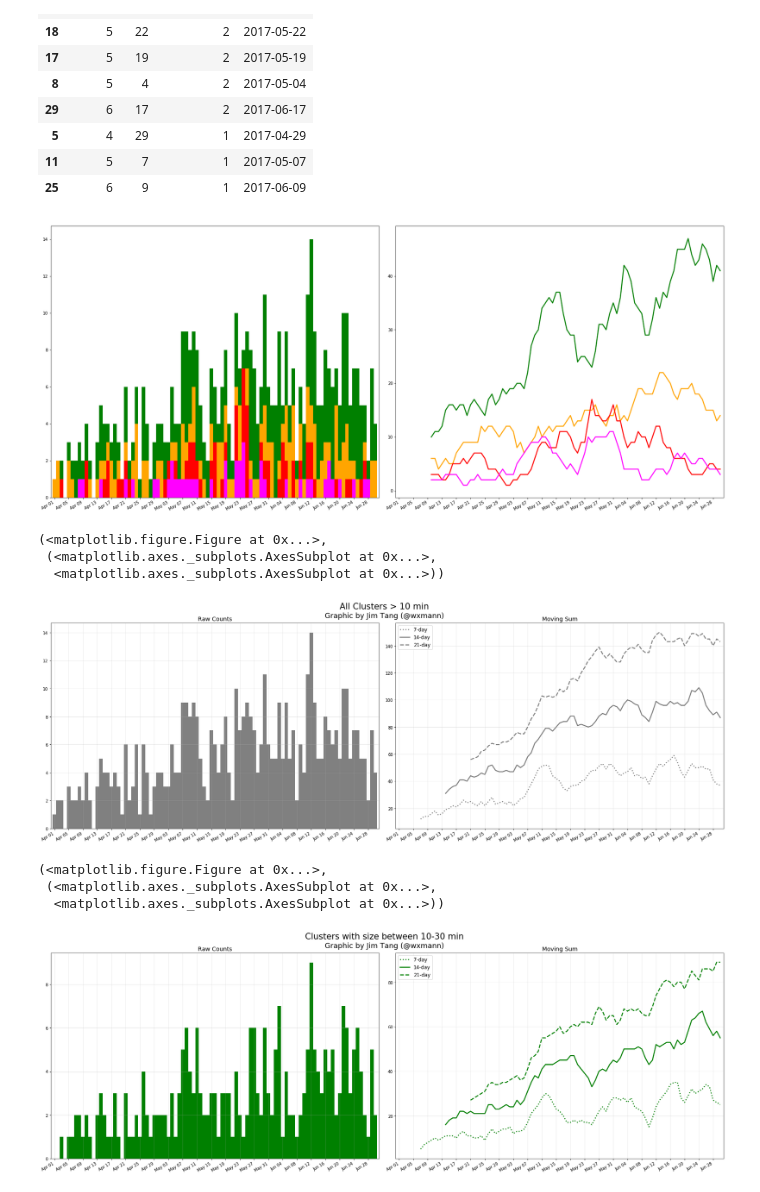
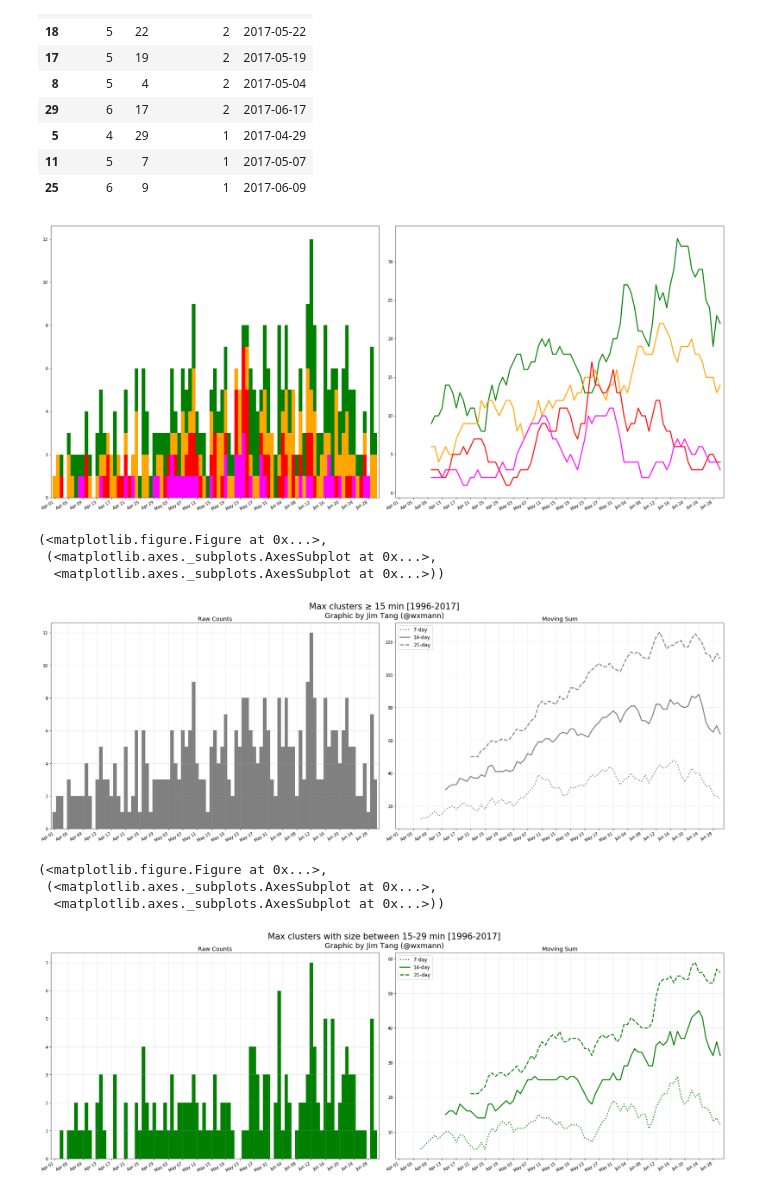
Before and after one commit to wxmann/tc-analysis, a Jupyter notebook: notebooks/Daily Tornado Cluster Distribution-80km-60min.ipynb, the cells around one changed output. Drawn from its saved outputs; the diff is of its cells as text; code cells hidden in the pictures.

Commit message:
Updates to the cluster distribution notebook.

```diff
--- a/notebooks/Daily Tornado Cluster Distribution-80km-60min.ipynb
+++ b/notebooks/Daily Tornado Cluster Distribution-80km-60min.ipynb
@@ -138,22 +133,24 @@ def dayofyear_aggregate(df, dummy_year=2017):
     clust_distr.sort_values('date', inplace=True)
     return clust_distr
 
-def chunk_biggest_by_range(df, lower, upper=None):
+def by_range(df, lower, upper=None):
     if upper is None:
         biggest_clusts = df[df['biggest'] >= lower]
     else:
         biggest_clusts = df[(df['biggest'] >= lower) & (df['biggest'] < upper)]
-    return dayofyear_aggregate(biggest_clusts)
+    return biggest_clusts
+
+def chunk_biggest_by_range(df, lower, upper=None):
+    return dayofyear_aggregate(by_range(df, lower, upper))
 # %%
-small = chunk_biggest_by_range(clusts_by_date, 10, 30)
+small = chunk_biggest_by_range(clusts_by_date, 15, 30)
 medium = chunk_biggest_by_range(clusts_by_date, 30, 60)
 large = chunk_biggest_by_range(clusts_by_date, 60, 120)
 xlarge = chunk_biggest_by_range(clusts_by_date, 120)
-all_ = chunk_biggest_by_range(clusts_by_date, 10, 9999)
+all_ = chunk_biggest_by_range(clusts_by_date, 15, 9999)
 
 xlarge_mat = xlarge['clust_dates'].as_matrix()
 large_mat = large['clust_dates'].as_matrix()
 medium_mat = medium['clust_dates'].as_matrix()
 small_mat = small['clust_dates'].as_matrix()
-all_mat = all_['clust_dates'].as_matrix()
 # %%
@@ -245,7 +236,7 @@ for ax in (ax, ax2):
 
 fig.autofmt_xdate()
 # %% [output]
-[figure, old version]
+[figure, new version]
 # %%
 from wxdata.plotting import top_left_textbox
 
@@ -281,22 +272,23 @@ def plot_max_cluster_data(data, color, title):
     ax2.legend(lines, loc=2, labels=['{}-day'.format(days) for days in window_days], fontsize='large')
 
     plt.figtext(0.5, 0.935,'Graphic by Jim Tang (@wxmann)', va='center', ha='center', size=18)
-    plt.suptitle(title, fontsize=21)
+    actual_title = '{} [{}]'.format(title, '1996-2017')
+    plt.suptitle(actual_title, fontsize=21)
     plt.subplots_adjust(top=0.91)
 
     return fig, (ax1, ax2)
 # %%
-plot_max_cluster_data(all_, 'gray', 'All Clusters > 10 min')
+plot_max_cluster_data(all_, 'gray', 'Max clusters ≥ 15 min')
 # %% [output]
 (<matplotlib.figure.Figure at 0x...>,
  (<matplotlib.axes._subplots.AxesSubplot at 0x...>,
   <matplotlib.axes._subplots.AxesSubplot at 0x...>))
-[figure, old version]
+[figure, new version]
 # %%
-plot_max_cluster_data(small, 'green', 'Clusters with size between 10-30 min')
+plot_max_cluster_data(small, 'green', 'Max clusters with size between 15-29 min')
 # %% [output]
 (<matplotlib.figure.Figure at 0x...>,
  (<matplotlib.axes._subplots.AxesSubplot at 0x...>,
   <matplotlib.axes._subplots.AxesSubplot at 0x...>))
-[figure, old version]
+[figure, new version]
 # %%
```
Also changed, not shown: parts of 7 cells of this notebook.
